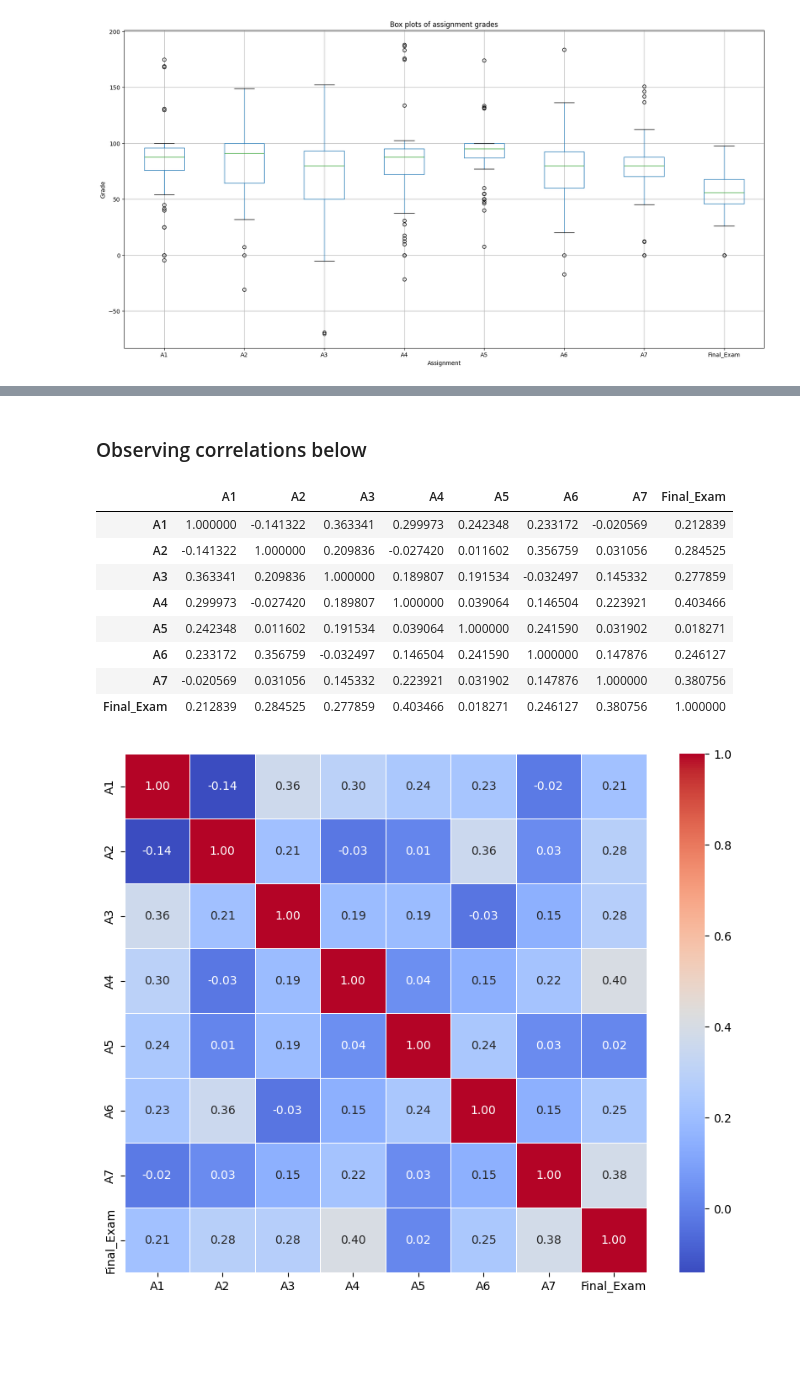
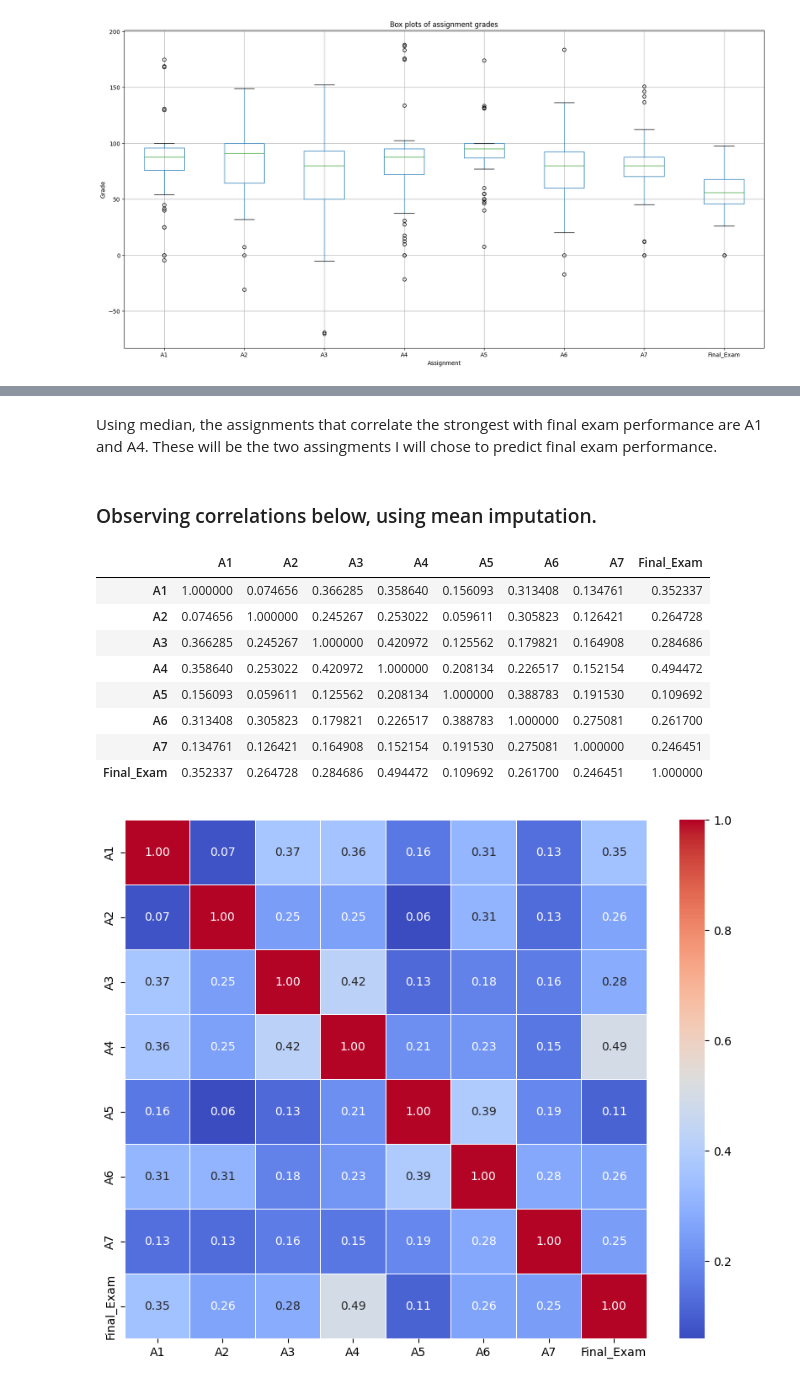
Before and after one commit to atifmmahmud/mahmud_atif_LabTask, a Jupyter notebook: LabTask02/LabTask02.ipynb, the cells around one changed output, grey strips where cells are left out. Saved outputs shown, nothing was run; the diff lists cells and outputs as text; code cells hidden in the pictures; blank space fills up the shorter version.

```diff
--- a/LabTask02/LabTask02.ipynb
+++ b/LabTask02/LabTask02.ipynb
@@ -179,0 +433,40 @@ IndexingError: Unalignable boolean Series provided as indexer (index of the bool
+# %%
+## Assignment 1: missing and unusual values
+omit_assignment_1 = pd.concat([unusual_assignment1["user_id"], missing_assignment1["user_id"]], ignore_index=True)
+print("Given below are the users with missing or strange values in Assignment 1")
+display(omit_assignment_1)
+
+## Assignment 2: missing and unusual values
+omit_assignment_2 = pd.concat([unusual_assignment2["user_id"], missing_assignment2["user_id"]], ignore_index=True)
+print("Given below are the users with missing or strange values in Assignment 2")
+display(omit_assignment_2)
+
+## Assignment 3: missing and unusual values
+omit_assignment_3 = pd.concat([unusual_assignment3["user_id"], missing_assignment3["user_id"]], ignore_index=True)
+print("Given below are the users with missing or strange values in Assignment 3")
+display(omit_assignment_3)
+
+## Assignment 4: missing and unusual values
+omit_assignment_4 = pd.concat([unusual_assignment4["user_id"], missing_assignment4["user_id"]], ignore_index=True)
+print("Given below are the users with missing or strange values in Assignment 4")
+display(omit_assignment_4)
+
+## Assignment 5: missing and unusual values
+omit_assignment_5 = pd.concat([unusual_assignment5["user_id"], missing_assignment5["user_id"]], ignore_index=True)
+print("Given below are the users with missing or strange values in Assignment 5")
+display(omit_assignment_5)
+
+## Assignment 6: missing and unusual values
+omit_assignment_6 = pd.concat([unusual_assignment6["user_id"], missing_assignment6["user_id"]], ignore_index=True)
+print("Given below are the users with missing or strange values in Assignment 6")
+display(omit_assignment_6)
+
+## Assignment 7: missing and unusual values
+omit_assignment_7 = pd.concat([unusual_assignment7["user_id"], missing_assignment7["user_id"]], ignore_index=True)
+print("Given below are the users with missing or strange values in Assignment 7")
+display(omit_assignment_7)
+
+## Final exam: missing and unusual values
+omit_final = pd.concat([unusual_final["user_id"], missing_final["user_id"]], ignore_index=True)
+print("Given below are the users with missing or strange values in Final Exam")
+display(omit_final)
@@ -180,20 +750,22 @@ IndexingError: Unalignable boolean Series provided as indexer (index of the bool
+# %% [markdown]
+Using median, the assignments that correlate the strongest with final exam performance are A1 and A4. These will be the two assingments I will chose to predict final exam performance.
 # %% [markdown]
-### Observing correlations below
+### Observing correlations below, using mean imputation.
 # %%
 assignment_columns = ['A1', 'A2', 'A3', 'A4', 'A5', 'A6', 'A7', 'Final_Exam']
-correlation_matrix = df_grades[assignment_columns].corr()
+correlation_matrix = df_grades_copy[assignment_columns].corr()
 display (correlation_matrix)
 plt.figure(figsize=(10,8 ))
 sns.heatmap(correlation_matrix, annot=True, cmap='coolwarm', fmt=".2f", linewidths=0.5)
 plt.show()
 # %% [output]
 |  | A1 | A2 | A3 | A4 | A5 | A6 | A7 | Final_Exam |
-| A1 | 1.000000 | -0.141322 | 0.363341 | 0.299973 | 0.242348 | 0.233172 | -0.020569 | 0.212839 |
-| A2 | -0.141322 | 1.000000 | 0.209836 | -0.027420 | 0.011602 | 0.356759 | 0.031056 | 0.284525 |
-| A3 | 0.363341 | 0.209836 | 1.000000 | 0.189807 | 0.191534 | -0.032497 | 0.145332 | 0.277859 |
-| A4 | 0.299973 | -0.027420 | 0.189807 | 1.000000 | 0.039064 | 0.146504 | 0.223921 | 0.403466 |
-| A5 | 0.242348 | 0.011602 | 0.191534 | 0.039064 | 1.000000 | 0.241590 | 0.031902 | 0.018271 |
-| A6 | 0.233172 | 0.356759 | -0.032497 | 0.146504 | 0.241590 | 1.000000 | 0.147876 | 0.246127 |
-| A7 | -0.020569 | 0.031056 | 0.145332 | 0.223921 | 0.031902 | 0.147876 | 1.000000 | 0.380756 |
-| Final_Exam | 0.212839 | 0.284525 | 0.277859 | 0.403466 | 0.018271 | 0.246127 | 0.380756 | 1.000000 |
+| A1 | 1.000000 | 0.074656 | 0.366285 | 0.358640 | 0.156093 | 0.313408 | 0.134761 | 0.352337 |
+| A2 | 0.074656 | 1.000000 | 0.245267 | 0.253022 | 0.059611 | 0.305823 | 0.126421 | 0.264728 |
+| A3 | 0.366285 | 0.245267 | 1.000000 | 0.420972 | 0.125562 | 0.179821 | 0.164908 | 0.284686 |
+| A4 | 0.358640 | 0.253022 | 0.420972 | 1.000000 | 0.208134 | 0.226517 | 0.152154 | 0.494472 |
+| A5 | 0.156093 | 0.059611 | 0.125562 | 0.208134 | 1.000000 | 0.388783 | 0.191530 | 0.109692 |
+| A6 | 0.313408 | 0.305823 | 0.179821 | 0.226517 | 0.388783 | 1.000000 | 0.275081 | 0.261700 |
+| A7 | 0.134761 | 0.126421 | 0.164908 | 0.152154 | 0.191530 | 0.275081 | 1.000000 | 0.246451 |
+| Final_Exam | 0.352337 | 0.264728 | 0.284686 | 0.494472 | 0.109692 | 0.261700 | 0.246451 | 1.000000 |
-[figure, old version]
+[figure, new version]
```
Also changed, not shown: parts of 15 cells of this notebook.
